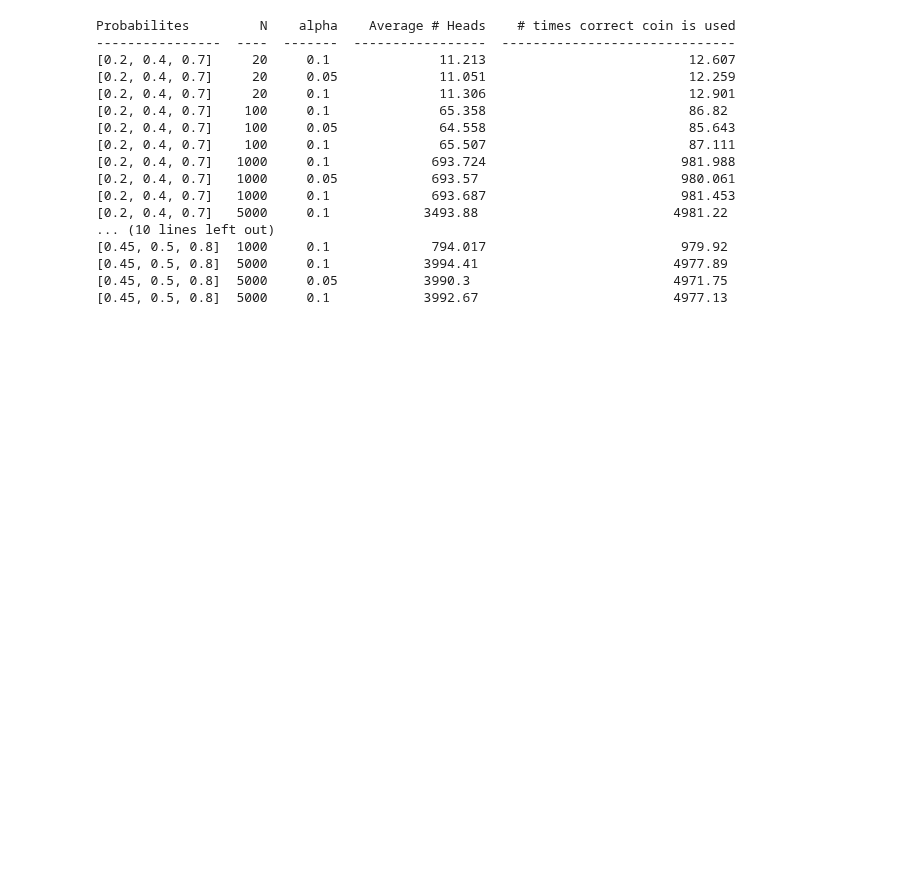
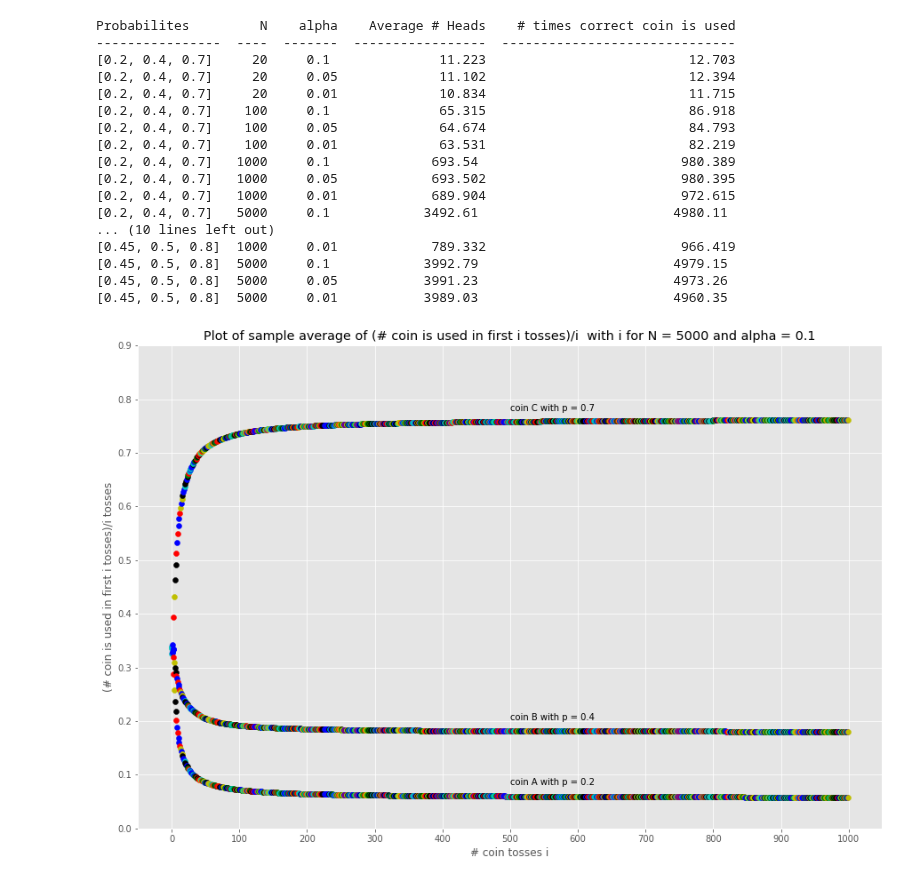
Before and after one commit to rohankalbag/EE325-Assignments, a Jupyter notebook: Assignment 3/Q1_partb.ipynb, the cells around one changed output. Saved outputs shown, nothing was run; the diff lists cells and outputs as text; code cells hidden in the pictures; blank space fills up the shorter version.

```diff
--- a/Assignment 3/Q1_partb.ipynb
+++ b/Assignment 3/Q1_partb.ipynb
@@ -48,5 +48,5 @@ algoB(1000,[0.2,0.4,0.7],0.01)
 P_all = [[0.2,0.4,0.7],[0.45,0.5,0.8]]
 
 N = [20,100,1000,5000]
-alphas = [0.1,0.05,0.1]
+alphas = [0.1,0.05,0.01]
 # %%
@@ -76,18 +71,53 @@ print(tabulate(table, headers = ['Probabilites','N','alpha','Average # Heads','#
 # %% [output]
 Probabilites         N    alpha    Average # Heads    # times correct coin is used
 ----------------  ----  -------  -----------------  ------------------------------
-[0.2, 0.4, 0.7]     20     0.1              11.213                          12.607
-[0.2, 0.4, 0.7]     20     0.05             11.051                          12.259
-[0.2, 0.4, 0.7]     20     0.1              11.306                          12.901
-[0.2, 0.4, 0.7]    100     0.1              65.358                          86.82
-[0.2, 0.4, 0.7]    100     0.05             64.558                          85.643
-[0.2, 0.4, 0.7]    100     0.1              65.507                          87.111
-[0.2, 0.4, 0.7]   1000     0.1             693.724                         981.988
-[0.2, 0.4, 0.7]   1000     0.05            693.57                          980.061
-[0.2, 0.4, 0.7]   1000     0.1             693.687                         981.453
-[0.2, 0.4, 0.7]   5000     0.1            3493.88                         4981.22
+[0.2, 0.4, 0.7]     20     0.1              11.223                          12.703
+[0.2, 0.4, 0.7]     20     0.05             11.102                          12.394
+[0.2, 0.4, 0.7]     20     0.01             10.834                          11.715
+[0.2, 0.4, 0.7]    100     0.1              65.315                          86.918
+[0.2, 0.4, 0.7]    100     0.05             64.674                          84.793
+[0.2, 0.4, 0.7]    100     0.01             63.531                          82.219
+[0.2, 0.4, 0.7]   1000     0.1             693.54                          980.389
+[0.2, 0.4, 0.7]   1000     0.05            693.502                         980.395
+[0.2, 0.4, 0.7]   1000     0.01            689.904                         972.615
+[0.2, 0.4, 0.7]   5000     0.1            3492.61                         4980.11
 ... (10 lines left out)
-[0.45, 0.5, 0.8]  1000     0.1             794.017                         979.92
-[0.45, 0.5, 0.8]  5000     0.1            3994.41                         4977.89
-[0.45, 0.5, 0.8]  5000     0.05           3990.3                          4971.75
-[0.45, 0.5, 0.8]  5000     0.1            3992.67                         4977.13
+[0.45, 0.5, 0.8]  1000     0.01            789.332                         966.419
+[0.45, 0.5, 0.8]  5000     0.1            3992.79                         4979.15
+[0.45, 0.5, 0.8]  5000     0.05           3991.23                         4973.26
+[0.45, 0.5, 0.8]  5000     0.01           3989.03                         4960.35
+# %%
+plot_this = [{},{}]
+for j,P in enumerate(P_all):
+  for alpha in alphas:
+    kbyi = np.zeros((5000,3))
+    for i in range(1000):
+        n = [0,0,0]
+        k = [0,0,0]
+        X = [0,0,0]
+        UCB = [float('inf'),float('inf'),float('inf')]
+        for a0 in range(1,5000+1):
+          ind = max_ind(UCB)
+          k[ind] +=1
+          n[ind] += rand_coin(P[ind])
+          UCB[ind] = n[ind]/k[ind] + (-math.log(alpha)/(2*k[ind]))**0.
+          kbyi[a0-1] += np.array(k)/a0
+    plot_this[j][alpha] = kbyi/1000
+# %%
+def plot(p_ind,alpha):
+  colors = ['r','g','b','c','y','k',]
+  for i in range(0,1000):
+    plt.scatter([i,i,i],plot_this[p_ind][alpha][i],color = colors[random.randint(0,len(colors)-1)])
+  plt.yticks(np.arange(0,1,0.1))
+  plt.xticks(np.arange(0,1001,100))
+  plt.title('Plot of sample average of (# coin is used in first i tosses)/i  with i for N = {} and alpha = {}'.format(5000,0.1))
+  plt.xlabel('# coin tosses i')
+  plt.ylabel('(# coin is used in first i tosses)/i tosses')
+  plt.text(500,plot_this[p_ind][alpha][500][0]+0.02*(1-3*p_ind),'coin A with p = {}'.format(P_all[p_ind][0]))
+  plt.text(500,plot_this[p_ind][alpha][500][1]+0.02,'coin B with p = {}'.format(P_all[p_ind][1]))
+  plt.text(500,plot_this[p_ind][alpha][500][2]+0.02,'coin C with p = {}'.format(P_all[p_ind][2]))
+  pass
+# %%
+plot(0,0.1)
+# %% [output]
+[figure, added]
```
Also changed, not shown: parts of 9 cells of this notebook.
